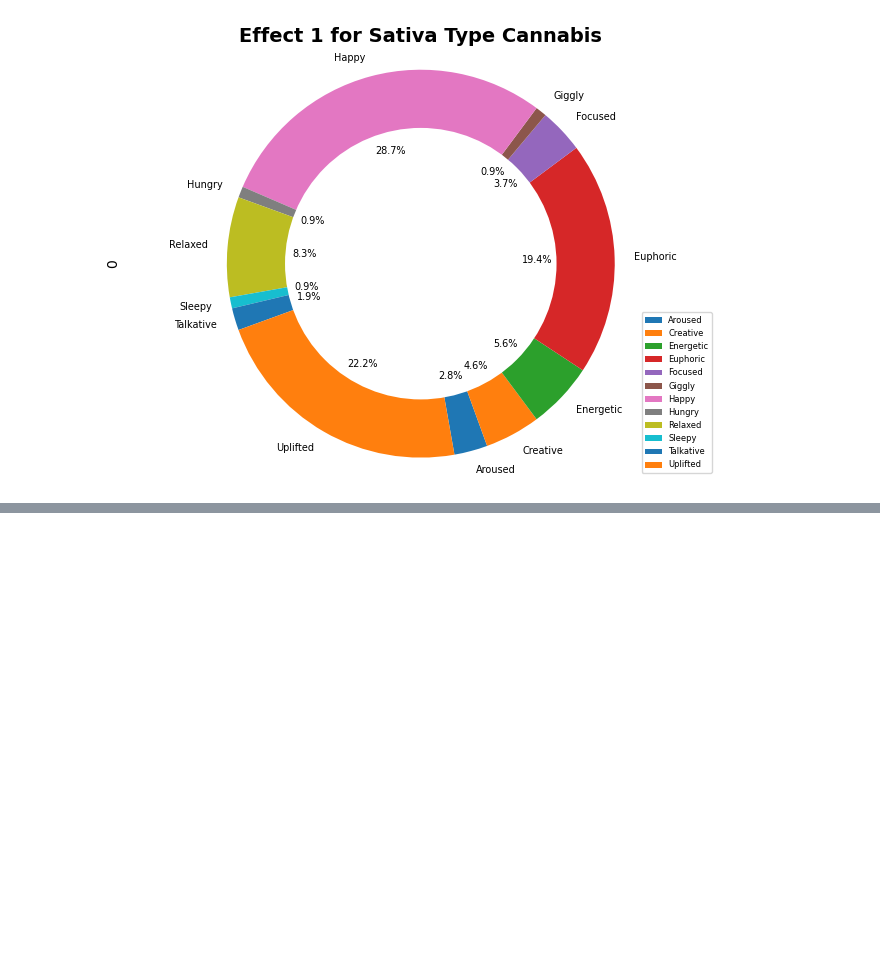
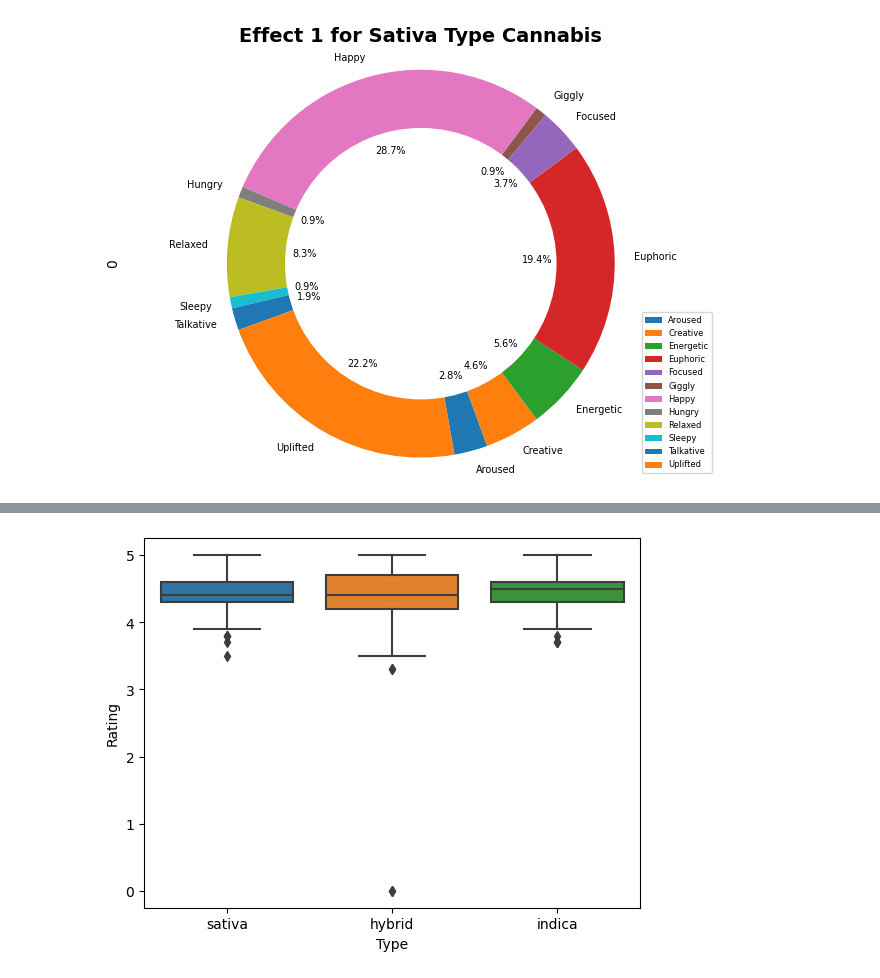
Before and after one commit to Berli85/SMU-Project-1-MaryJane, a Jupyter notebook: Misha Work New/Misha Work New-Project 1.ipynb, the cells around one changed output, grey strips where cells are left out. Cells and saved outputs as stored; diff of their text form; code cells hidden in the pictures; blank space fills up the shorter version.

```diff
--- a/Misha Work New/Misha Work New-Project 1.ipynb
+++ b/Misha Work New/Misha Work New-Project 1.ipynb
@@ -388,0 +409,5 @@ plt.show()
+# %%
+sns.boxplot(data=OD3,x="Type",y="Rating")
+plt.show()
+# %% [output]
+[figure, added]
```
Also changed, not shown: parts of 19 cells of this notebook.
